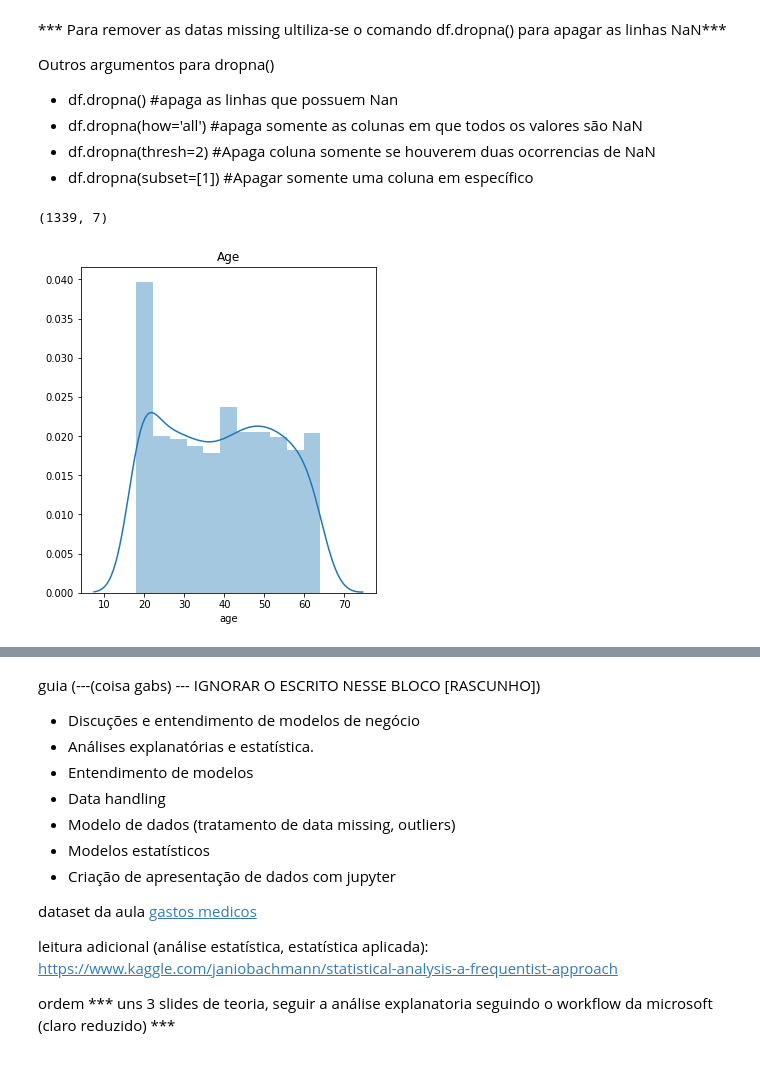
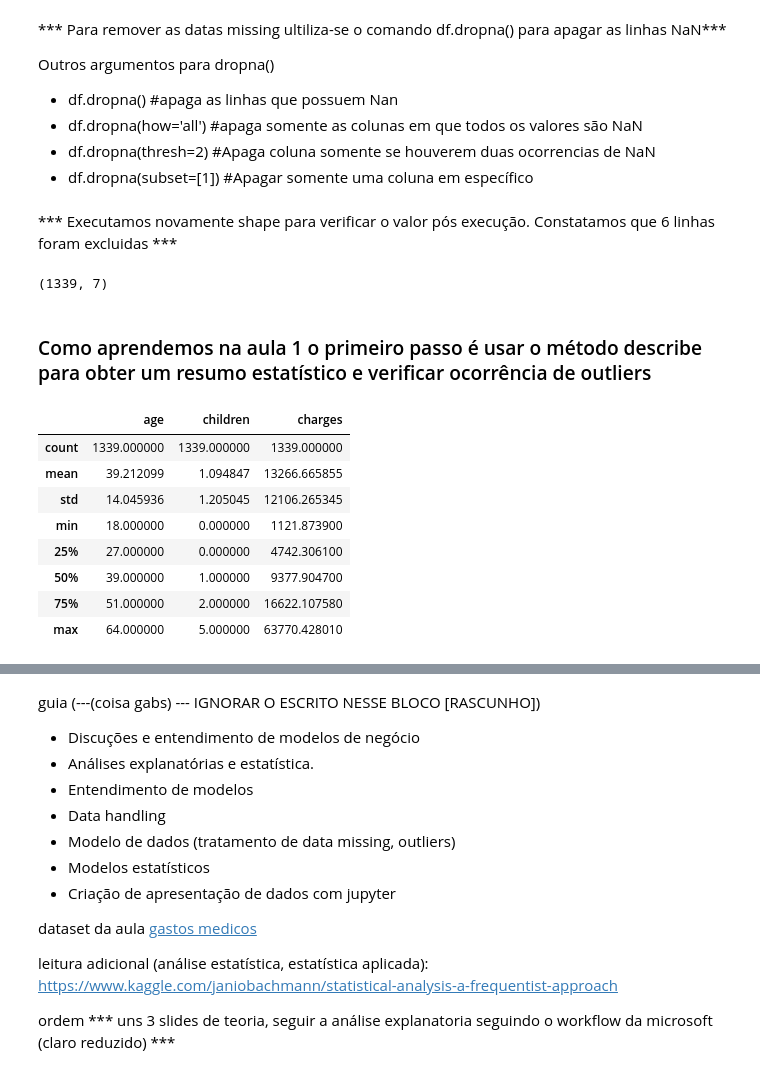
Before and after one commit to araramakerspace/CursoDataScience, a Jupyter notebook: Aula2/Aula3- Analise explanatoria.ipynb, the cells around one changed output, grey strips where cells are left out. Saved outputs shown, nothing was run; the diff lists cells and outputs as text; code cells hidden in the pictures.

```diff
--- a/Aula2/Aula3- Analise explanatoria.ipynb
+++ b/Aula2/Aula3- Analise explanatoria.ipynb
@@ -175,15 +173,20 @@ df = df.dropna()
+# %% [markdown]
+*** Executamos novamente shape para verificar o valor pós execução. Constatamos que 6 linhas foram excluidas ***
 # %%
 df.shape
 # %% [output]
 (1339, 7)
-# %%
-plt.figure(figsize=(18, 6))
-plt.subplot(131)
-sns.distplot(df['age']).set_title("Age")
-#plt.subplot(132)
-#sns.distplot(df['bmi']).set_title("Bmi")
-#plt.subplot(133)
-#sns.distplot(df['charges']).set_title("Charges")
-plt.show()
-# %% [output]
-[figure, removed]
+# %% [markdown]
+### Como aprendemos na aula 1 o primeiro passo é usar o método describe para obter um resumo estatístico e verificar ocorrência de outliers
+# %%
+df.describe()
+# %% [output]
+|  | age | children | charges |
+| count | 1339.000000 | 1339.000000 | 1339.000000 |
+| mean | 39.212099 | 1.094847 | 13266.665855 |
+| std | 14.045936 | 1.205045 | 12106.265345 |
+| min | 18.000000 | 0.000000 | 1121.873900 |
+| 25% | 27.000000 | 0.000000 | 4742.306100 |
+| 50% | 39.000000 | 1.000000 | 9377.904700 |
+| 75% | 51.000000 | 2.000000 | 16622.107580 |
+| max | 64.000000 | 5.000000 | 63770.428010 |
```
Also changed, not shown: parts of 12 cells of this notebook.
